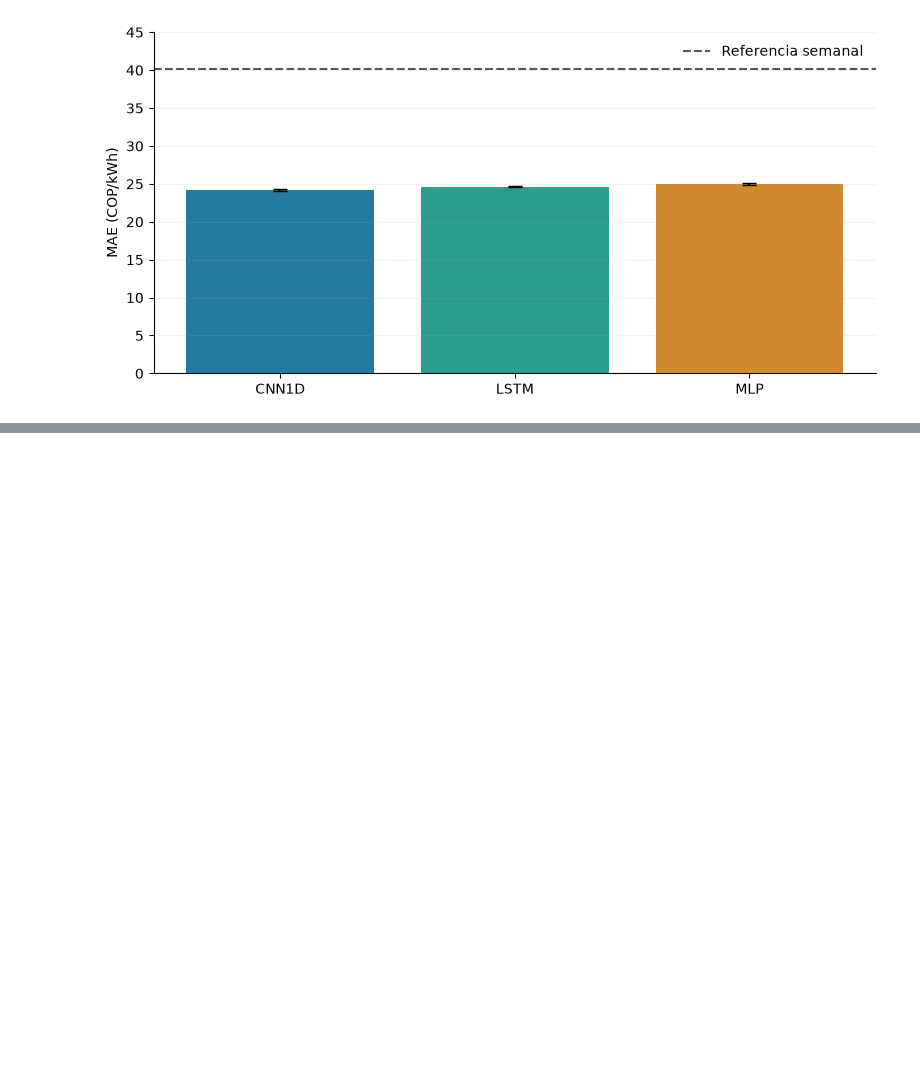
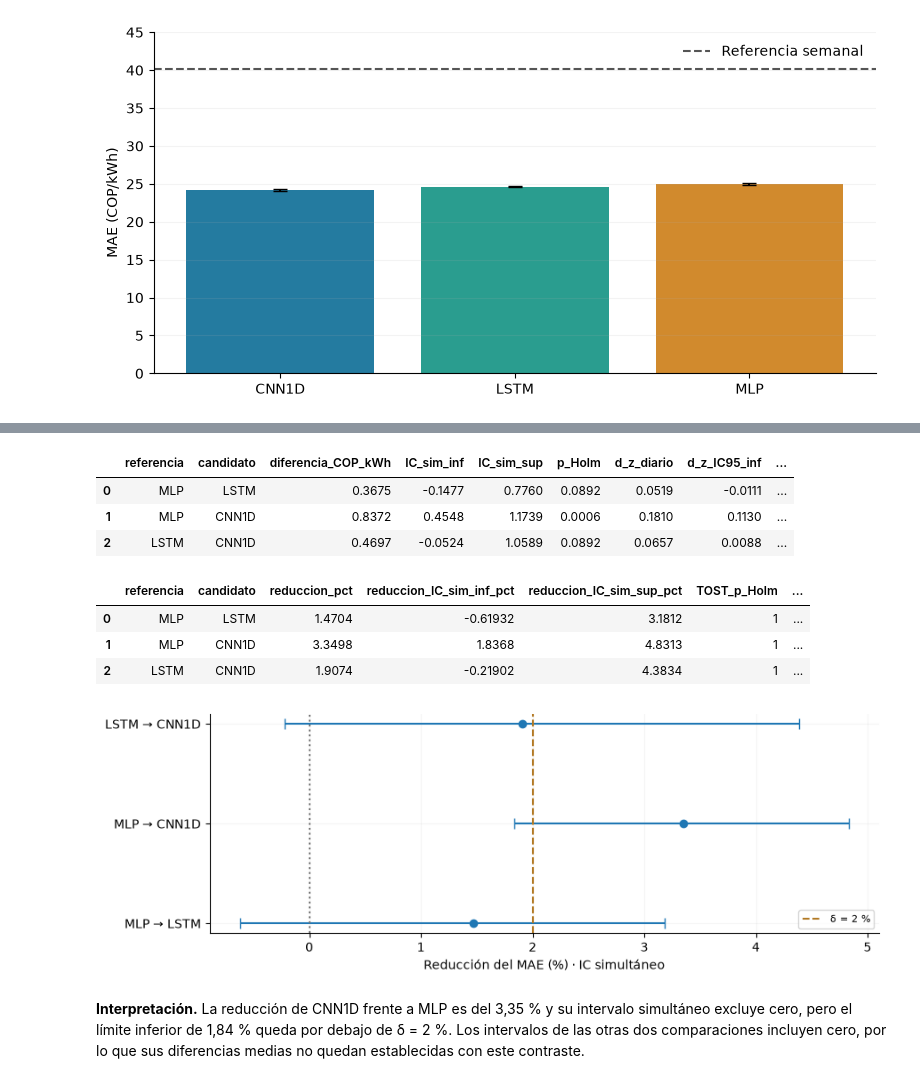
Before and after one commit to Fabian-11037/Time-Series-Project, a Jupyter notebook: docs/_sources/10_modelos.ipynb, the cells around one changed output, grey strips where cells are left out. Cells and saved outputs as stored; diff of their text form; code cells hidden in the pictures; blank space fills up the shorter version.

```diff
--- a/docs/_sources/10_modelos.ipynb
+++ b/docs/_sources/10_modelos.ipynb
@@ -956,0 +1528,20 @@ PyTorch 2.9.1+rocm6.4, Python 3.12.3 y AMD Radeon RX 6700 XT de 12 GB constituye
+# %%
+display(benchmark_tables['comparaciones_bloques'].query('bloque_dias==14')[['referencia','candidato','diferencia_COP_kWh','IC_sim_inf','IC_sim_sup','p_Holm','d_z_diario','d_z_IC95_inf','d_z_IC95_sup']].style.format(precision=4, formatter={'p_Holm':'{:.3g}'}))
+# %% [output]
+|  | referencia | candidato | diferencia_COP_kWh | IC_sim_inf | IC_sim_sup | p_Holm | d_z_diario | d_z_IC95_inf | ... |
+| 0 | MLP | LSTM | 0.3675 | -0.1477 | 0.7760 | 0.0892 | 0.0519 | -0.0111 | ... |
+| 1 | MLP | CNN1D | 0.8372 | 0.4548 | 1.1739 | 0.0006 | 0.1810 | 0.1130 | ... |
+| 2 | LSTM | CNN1D | 0.4697 | -0.0524 | 1.0589 | 0.0892 | 0.0657 | 0.0088 | ... |
+# %%
+display(benchmark_tables['comparaciones_bloques'].query('bloque_dias==14')[['referencia','candidato','reduccion_pct','reduccion_IC_sim_inf_pct','reduccion_IC_sim_sup_pct','TOST_p_Holm','supera_delta_2pct','equivalencia_2pct']].round(5))
+# %% [output]
+|  | referencia | candidato | reduccion_pct | reduccion_IC_sim_inf_pct | reduccion_IC_sim_sup_pct | TOST_p_Holm | ... |
+| 0 | MLP | LSTM | 1.4704 | -0.61932 | 3.1812 | 1 | ... |
+| 1 | MLP | CNN1D | 3.3498 | 1.8368 | 4.8313 | 1 | ... |
+| 2 | LSTM | CNN1D | 1.9074 | -0.21902 | 4.3834 | 1 | ... |
+# %%
+bmk_plot(benchmark_result, 'comparaciones', ROOT); plt.show()
+# %% [output]
+[figure, added]
+# %% [markdown]
+**Interpretación.** La reducción de CNN1D frente a MLP es del 3,35 % y su intervalo simultáneo excluye cero, pero el límite inferior de 1,84 % queda por debajo de δ = 2 %. Los intervalos de las otras dos comparaciones incluyen cero, por lo que sus diferencias medias no quedan establecidas con este contraste.
```
Also changed, not shown: parts of 125 cells of this notebook, 37 other files.
